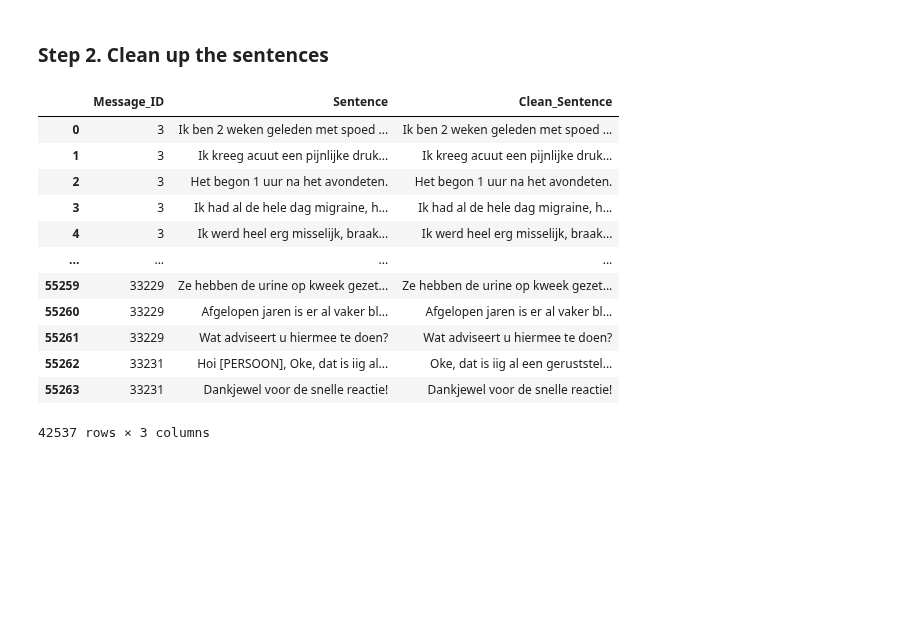
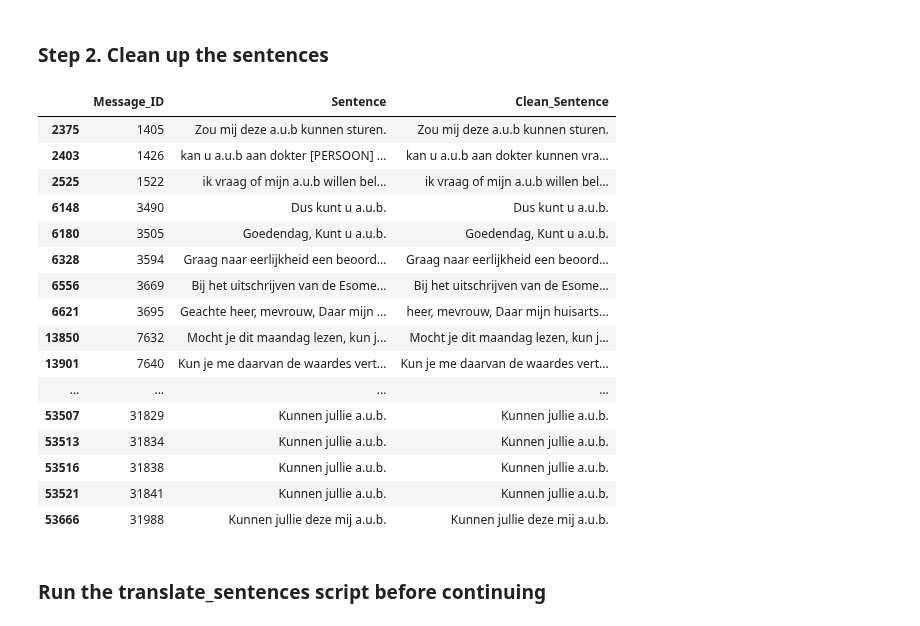
Before and after one commit to MaastrichtU-CDS/MyIBDcoachNLP, a Jupyter notebook: notebooks/Other/data_preparation.ipynb, the cells around one changed output. Saved outputs shown, nothing was run; the diff lists cells and outputs as text; code cells hidden in the pictures; blank space fills up the shorter version.

```diff
--- a/notebooks/Other/data_preparation.ipynb
+++ b/notebooks/Other/data_preparation.ipynb
@@ -3,7 +3,7 @@
 # %%
 # read the original anonymized dataframe
 import pandas as pd
-df = pd.read_excel('/workspace/mijnidbcoachnlp/data/original_datasets/Dataset_mijnIBDcoach_NLP_tekstberichten_20240722_Berichten_anonymized_fully.xlsx')
+df = pd.read_excel("/workspace/mijnidbcoachnlp/data/analysis_data/anonymized_berichten.xlsx")
 # %%
 len(set(df["UserGUID"].iloc[2:].to_list()))
 # %% [output]
@@ -225,19 +232,23 @@ sentence_df["Clean_Sentence"] = clean_sentences
 # %%
 # remove sentences <=15 char after cleaning
 sentence_df = sentence_df[sentence_df["Clean_Sentence"].str.len() > 15]
-# %%
-sentence_df
-# %% [output]
-|  | Message_ID | Sentence | Clean_Sentence |
-| 0 | 3 | Ik ben 2 weken geleden met spoed ... | Ik ben 2 weken geleden met spoed ... |
-| 1 | 3 | Ik kreeg acuut een pijnlijke druk... | Ik kreeg acuut een pijnlijke druk... |
-| 2 | 3 | Het begon 1 uur na het avondeten. | Het begon 1 uur na het avondeten. |
-| 3 | 3 | Ik had al de hele dag migraine, h... | Ik had al de hele dag migraine, h... |
-| 4 | 3 | Ik werd heel erg misselijk, braak... | Ik werd heel erg misselijk, braak... |
-| ... | ... | ... | ... |
-| 55259 | 33229 | Ze hebben de urine op kweek gezet... | Ze hebben de urine op kweek gezet... |
-| 55260 | 33229 | Afgelopen jaren is er al vaker bl... | Afgelopen jaren is er al vaker bl... |
-| 55261 | 33229 | Wat adviseert u hiermee te doen? | Wat adviseert u hiermee te doen? |
-| 55262 | 33231 | Hoi [PERSOON], Oke, dat is iig al... | Oke, dat is iig al een geruststel... |
-| 55263 | 33231 | Dankjewel voor de snelle reactie! | Dankjewel voor de snelle reactie! |
-42537 rows × 3 columns
+# %%
+sentence_df[sentence_df["Clean_Sentence"].str.contains("a.u.b.")]
+# %% [output]
+|  | Message_ID | Sentence | Clean_Sentence |
+| 2375 | 1405 | Zou mij deze a.u.b kunnen sturen. | Zou mij deze a.u.b kunnen sturen. |
+| 2403 | 1426 | kan u a.u.b aan dokter [PERSOON] ... | kan u a.u.b aan dokter kunnen vra... |
+| 2525 | 1522 | ik vraag of mijn a.u.b willen bel... | ik vraag of mijn a.u.b willen bel... |
+| 6148 | 3490 | Dus kunt u a.u.b. | Dus kunt u a.u.b. |
+| 6180 | 3505 | Goedendag, Kunt u a.u.b. | Goedendag, Kunt u a.u.b. |
+| 6328 | 3594 | Graag naar eerlijkheid een beoord... | Graag naar eerlijkheid een beoord... |
+| 6556 | 3669 | Bij het uitschrijven van de Esome... | Bij het uitschrijven van de Esome... |
+| 6621 | 3695 | Geachte heer, mevrouw, Daar mijn ... | heer, mevrouw, Daar mijn huisarts... |
+| 13850 | 7632 | Mocht je dit maandag lezen, kun j... | Mocht je dit maandag lezen, kun j... |
+| 13901 | 7640 | Kun je me daarvan de waardes vert... | Kun je me daarvan de waardes vert... |
+| ... | ... | ... | ... |
+| 53507 | 31829 | Kunnen jullie a.u.b. | Kunnen jullie a.u.b. |
+| 53513 | 31834 | Kunnen jullie a.u.b. | Kunnen jullie a.u.b. |
+| 53516 | 31838 | Kunnen jullie a.u.b. | Kunnen jullie a.u.b. |
+| 53521 | 31841 | Kunnen jullie a.u.b. | Kunnen jullie a.u.b. |
+| 53666 | 31988 | Kunnen jullie deze mij a.u.b. | Kunnen jullie deze mij a.u.b. |
@@ -243,0 +258,2 @@ sentence_df
+# %% [markdown]
+### Run the translate_sentences script before continuing
```
Also changed, not shown: parts of 14 cells of this notebook, 2 other files.
